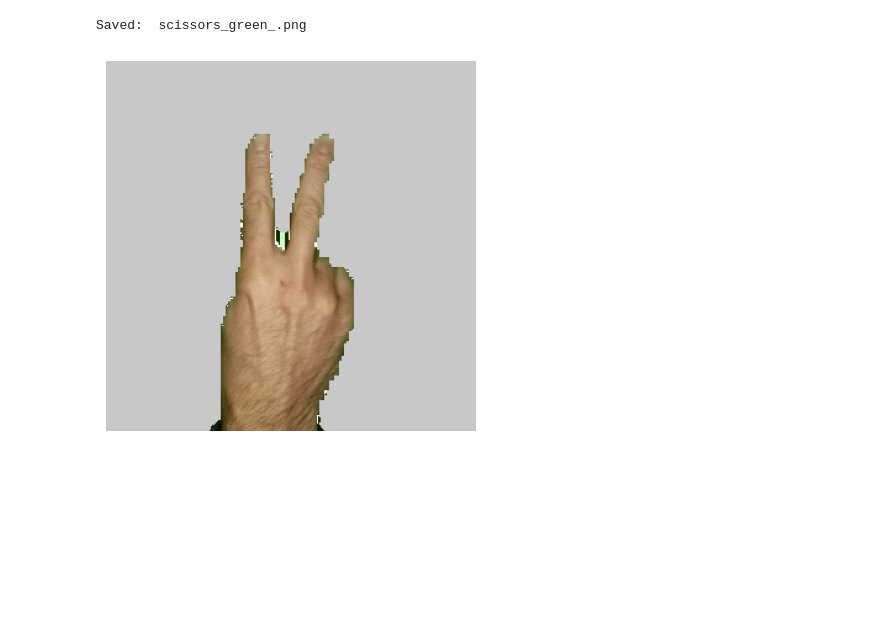
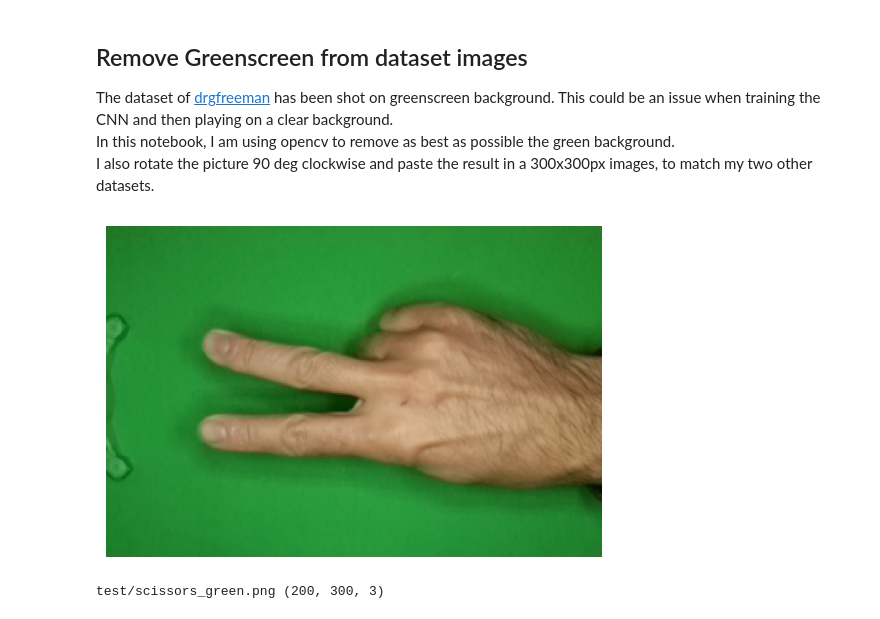
Before and after one commit to alexdjulin/RockPaperScissorsCNN, a Jupyter notebook: remove_greenscreen.ipynb, the cells around one changed output. Cells and saved outputs as stored; diff of their text form; code cells hidden in the pictures; blank space fills up the shorter version.

Commit message:
Cleaned up notebooks

```diff
--- a/remove_greenscreen.ipynb
+++ b/remove_greenscreen.ipynb
@@ -1,3 +1,8 @@
+# %% [markdown]
+## Remove Greenscreen from dataset images
+The dataset of [drgfreeman](https://github.com/DrGFreeman/rps-cv) has been shot on greenscreen background. This could be an issue when training the CNN and then playing on a clear background.
+In this notebook, I am using opencv to remove as best as possible the green background.
+I also rotate the picture 90 deg clockwise and paste the result in a 300x300px images, to match my two other datasets.
 # %%
 import os
 import cv2
@@ -60,13 +67,14 @@ def remove_background_expand_image(image_path: str) -> None:
 # %%
 def display_image(path: str) -> None:
-    image = cv2.imread('scissors_green_.png')
+    image = cv2.imread(path)
     image_rgb = cv2.cvtColor(image, cv2.COLOR_BGR2RGB)
     plt.imshow(image_rgb)
     plt.axis('off')
     plt.show()
+    print(path, image.shape)
 # %%
-remove_background_expand_image('scissors_green.png')
-display_image('scissors_green_nobkg.png')
+source_image = 'test/scissors_green.png'
+display_image(source_image)
 # %% [output]
+[figure, new version]
-Saved:  scissors_green_.png
+test/scissors_green.png (200, 300, 3)
-[figure, old version]
```
Also changed, not shown: parts of 3 cells of this notebook, 3 other files.
